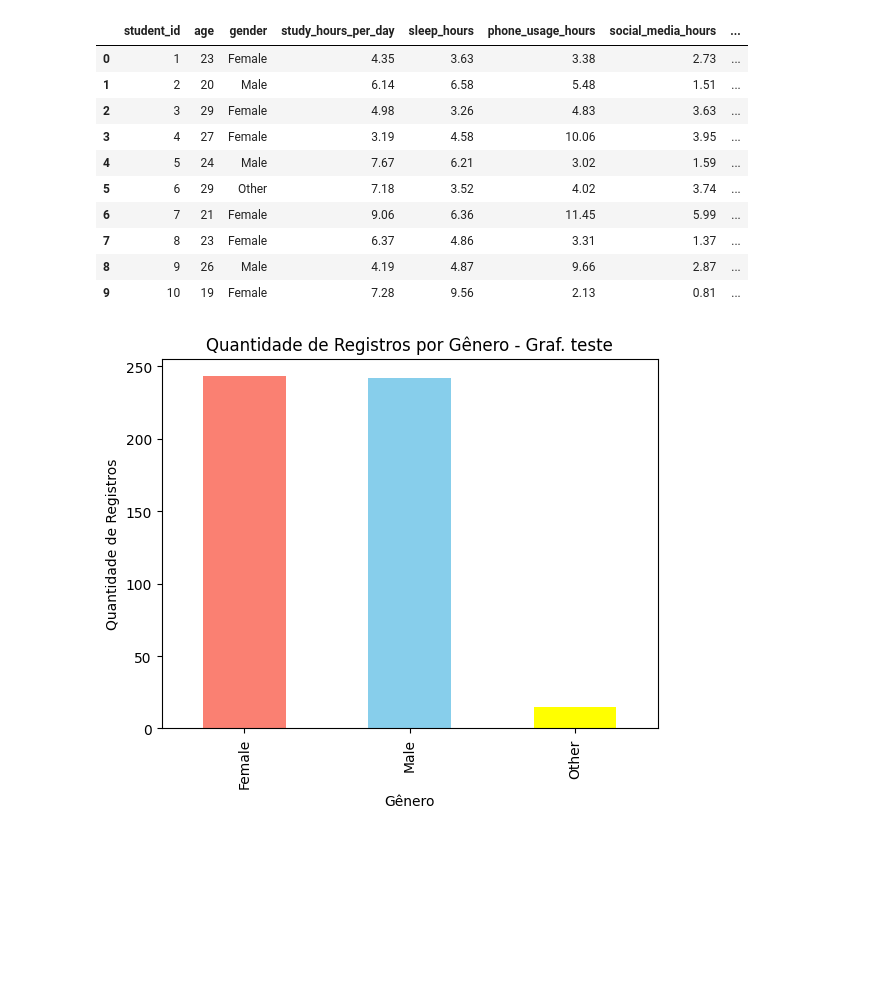
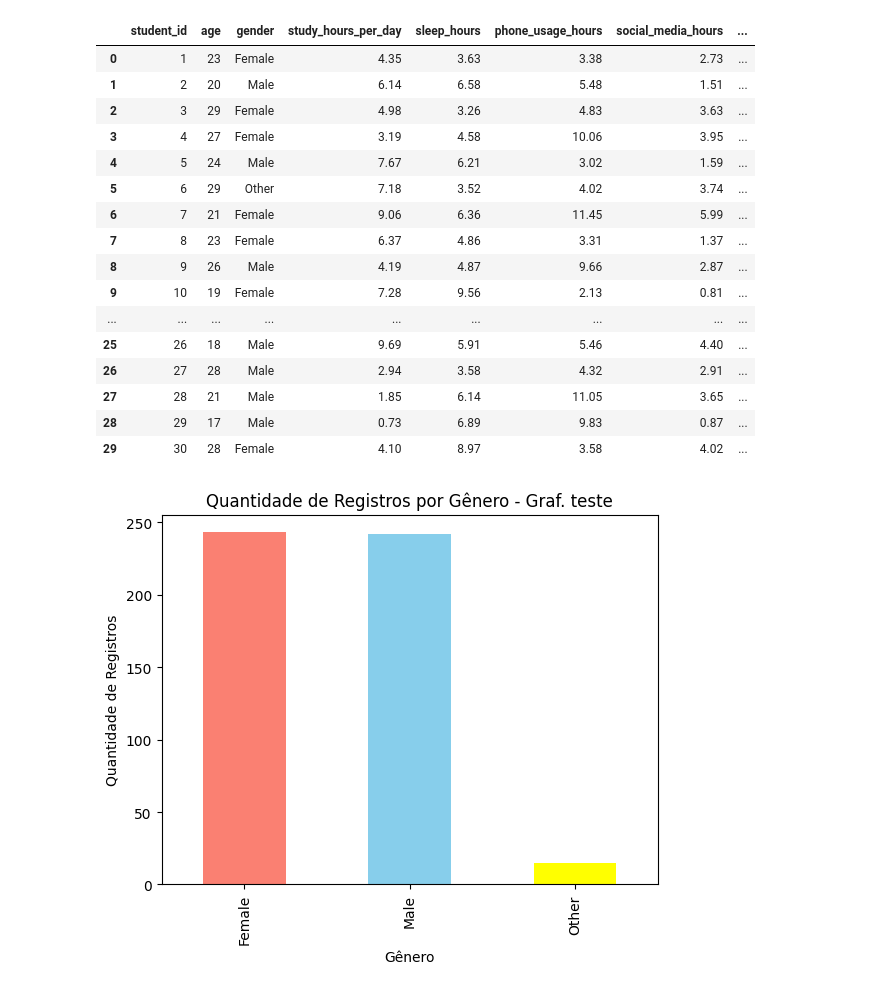
Before and after one commit to jefersonferreirafagundes-eng/datasetmvp, a Jupyter notebook: JffMVP_2.ipynb, the cells around one changed output. Cells and saved outputs as stored; diff of their text form; code cells hidden in the pictures; blank space fills up the shorter version.

```diff
--- a/JffMVP_2.ipynb
+++ b/JffMVP_2.ipynb
@@ -110,34 +110,40 @@
 # Importando o pandas e as bibliotecas de gráficos que serão utilizadas
 
 import pandas as pd
 import matplotlib.pyplot as plt
 import seaborn as sns
 import numpy as np
 from scipy.stats import gaussian_kde
 
 # importando o DATASET do meu ambiente no GitHub
 
 url = 'https://raw.githubusercontent.com/jefersonferreirafagundes-eng/datasetmvp/refs/heads/main/student_productivity_distraction_dataset_20000.csv'
 df = pd.read_csv(url)
 
 
 # Lê o arquivo utilizando - primeira linha contém o cabeçalho neste caso
 dataset = pd.read_csv(url, delimiter=',')
 
 # breve visualização do dataset
-dataset.head(10)
+dataset.head(30)
 # %% [output]
 |  | student_id | age | gender | study_hours_per_day | sleep_hours | phone_usage_hours | social_media_hours | ... |
 | 0 | 1 | 23 | Female | 4.35 | 3.63 | 3.38 | 2.73 | ... |
 | 1 | 2 | 20 | Male | 6.14 | 6.58 | 5.48 | 1.51 | ... |
 | 2 | 3 | 29 | Female | 4.98 | 3.26 | 4.83 | 3.63 | ... |
 | 3 | 4 | 27 | Female | 3.19 | 4.58 | 10.06 | 3.95 | ... |
 | 4 | 5 | 24 | Male | 7.67 | 6.21 | 3.02 | 1.59 | ... |
 | 5 | 6 | 29 | Other | 7.18 | 3.52 | 4.02 | 3.74 | ... |
 | 6 | 7 | 21 | Female | 9.06 | 6.36 | 11.45 | 5.99 | ... |
 | 7 | 8 | 23 | Female | 6.37 | 4.86 | 3.31 | 1.37 | ... |
 | 8 | 9 | 26 | Male | 4.19 | 4.87 | 9.66 | 2.87 | ... |
 | 9 | 10 | 19 | Female | 7.28 | 9.56 | 2.13 | 0.81 | ... |
+| ... | ... | ... | ... | ... | ... | ... | ... | ... |
+| 25 | 26 | 18 | Male | 9.69 | 5.91 | 5.46 | 4.40 | ... |
+| 26 | 27 | 28 | Male | 2.94 | 3.58 | 4.32 | 2.91 | ... |
+| 27 | 28 | 21 | Male | 1.85 | 6.14 | 11.05 | 3.65 | ... |
+| 28 | 29 | 17 | Male | 0.73 | 6.89 | 9.83 | 0.87 | ... |
+| 29 | 30 | 28 | Female | 4.10 | 8.97 | 3.58 | 4.02 | ... |
 # %%
 ## Carregar dataset na variável (apenas os 500 primeiros registros)
 
```
Also changed, not shown: parts of 6 cells of this notebook.
